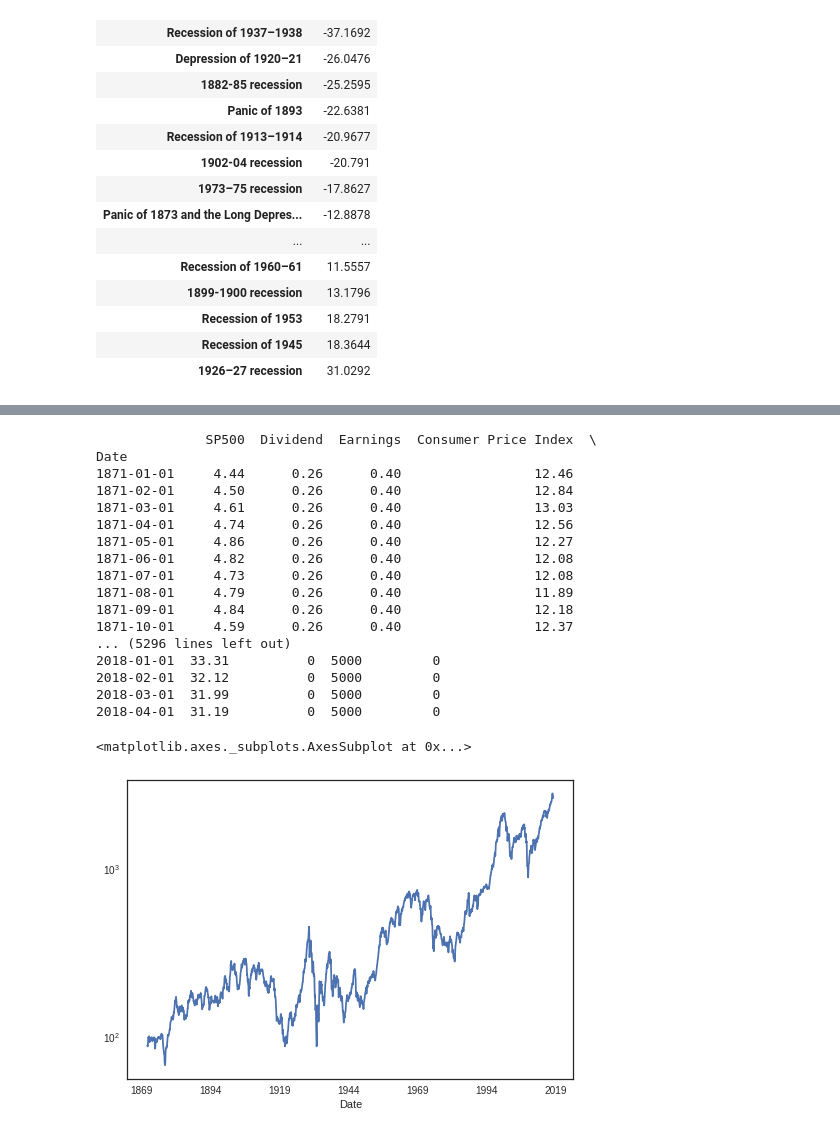
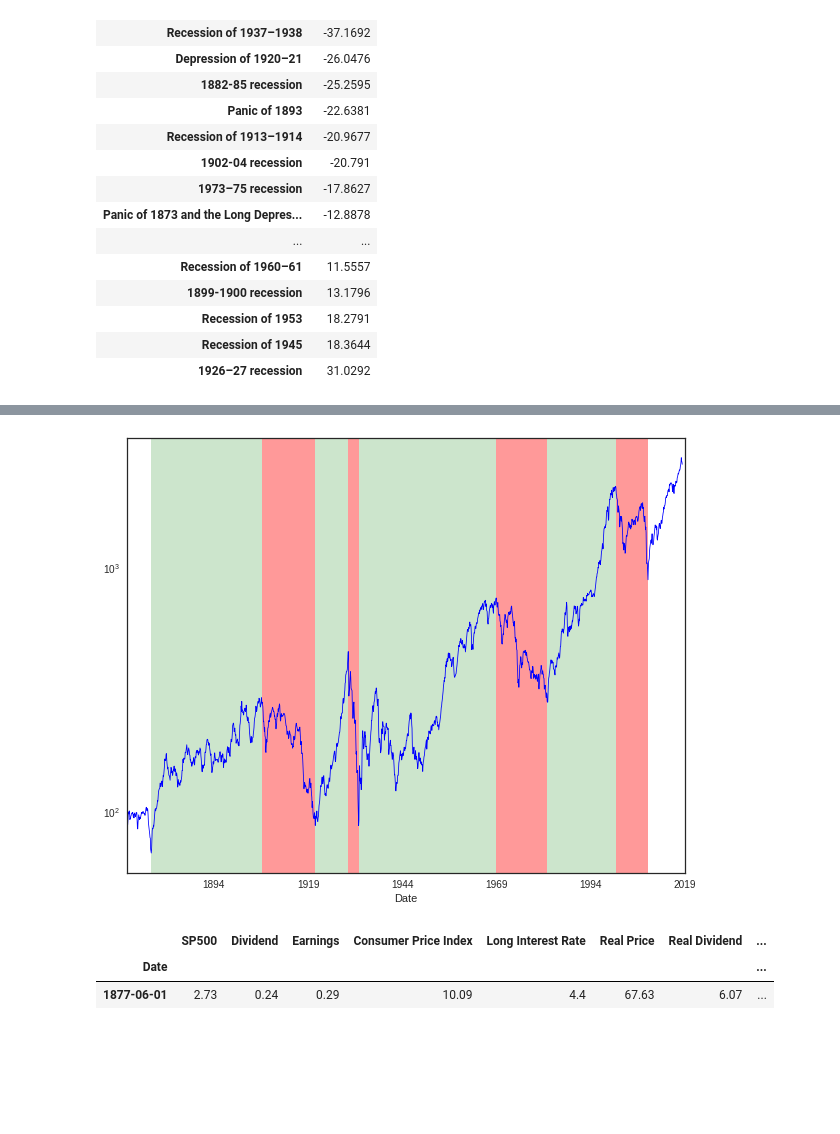
Before and after one commit to LambdaSchool/DS-Unit-1-Sprint-5-Data-Storytelling-Blog-Post, a Jupyter notebook: Data_Storytelling_Project.ipynb, the cells around one changed output, grey strips where cells are left out. Saved outputs shown, nothing was run; the diff lists cells and outputs as text; code cells hidden in the pictures; blank space fills up the shorter version.

```diff
--- a/Data_Storytelling_Project.ipynb
+++ b/Data_Storytelling_Project.ipynb
@@ -654,26 +650,58 @@ ax;
 # %%
+# Setting max rows option to dig into data
 pd.options.display.max_rows = 2000
-df
+#df
-# %% [output]
-              SP500  Dividend  Earnings  Consumer Price Index  \
-Date
-1871-01-01     4.44      0.26      0.40                 12.46
-1871-02-01     4.50      0.26      0.40                 12.84
-1871-03-01     4.61      0.26      0.40                 13.03
-1871-04-01     4.74      0.26      0.40                 12.56
-1871-05-01     4.86      0.26      0.40                 12.27
-1871-06-01     4.82      0.26      0.40                 12.08
-1871-07-01     4.73      0.26      0.40                 12.08
-1871-08-01     4.79      0.26      0.40                 11.89
-1871-09-01     4.84      0.26      0.40                 12.18
-1871-10-01     4.59      0.26      0.40                 12.37
-... (5296 lines left out)
-2018-01-01  33.31          0  5000         0
-2018-02-01  32.12          0  5000         0
-2018-03-01  31.99          0  5000         0
-2018-04-01  31.19          0  5000         0
-# %%
-df['Real Price'].plot(logy=True)
-# %% [output]
-<matplotlib.axes._subplots.AxesSubplot at 0x...>
-[figure, removed]
+# %%
+# Used the get_max_min function below to come up with these dates
+
+# Largest selloffs -- with inflation adjusted price
+
+selloff_start1, selloff_end1 = dt.datetime(1906, 9, 1), dt.datetime(1920, 12, 1)
+selloff_start2, selloff_end2 = dt.datetime(1929, 9, 1), dt.datetime(1932, 6, 1)
+selloff_start3, selloff_end3 = dt.datetime(1968, 12, 1), dt.datetime(1982, 7, 1)
+selloff_start4, selloff_end4 = dt.datetime(2000, 8, 1), dt.datetime(2009, 3, 1)
+
+# Largest 'booms' -- with inflation adjusted price
+
+boom_start1, boom_end1 = dt.datetime(1877, 6, 1), dt.datetime(1906, 9, 1)
+boom_start2, boom_end2 = dt.datetime(1920, 12, 1), dt.datetime(1929, 9, 1)
+boom_start3, boom_end3 = dt.datetime(1932, 6, 1), dt.datetime(1968, 12, 1)
+boom_start4, boom_end4 = dt.datetime(1982, 7, 1), dt.datetime(2000, 8, 1)
+# %%
+# Plotting uptrends and downtrends with above date ranges
+
+ax1 = df['Real Price'].plot.line(color='b', linewidth=.8, figsize=(10, 8), logy=True,
+                                 xlim=(dt.datetime(1871, 1, 1), dt.datetime(2019,1,1)))
+
+# Selloffs
+plt.axvspan(selloff_start1, selloff_end1, color='r', alpha=0.4, lw=0)
+plt.axvspan(selloff_start2, selloff_end2, color='r', alpha=0.4, lw=0)
+plt.axvspan(selloff_start3, selloff_end3, color='r', alpha=0.4, lw=0)
+plt.axvspan(selloff_start4, selloff_end4, color='r', alpha=0.4, lw=0)
+
+# Booms
+plt.axvspan(boom_start1, boom_end1, color='g', alpha=0.2, lw=0)
+plt.axvspan(boom_start2, boom_end2, color='g', alpha=0.2, lw=0)
+plt.axvspan(boom_start3, boom_end3, color='g', alpha=0.2, lw=0)
+plt.axvspan(boom_start4, boom_end4, color='g', alpha=0.2, lw=0);
+# %% [output]
+[figure, added]
+# %%
+# Creating function that gets max or min value in specified range, and the row
+def get_max_min(start, end, direction):
+
+  date_range = df[(df.index > start) & (df.index < end)]
+  if direction == 'min':
+    max_or_min_value = date_range['Real Price'].min()
+  elif direction == 'max':
+    max_or_min_value = date_range['Real Price'].max()
+  else:
+    print("Must enter 'min' or 'max'")
+
+  return df[df['Real Price'] == max_or_min_value]
+
+get_max_min(dt.datetime(1871, 8, 1), dt.datetime(1906, 9, 1), 'min')
+# %% [output]
+|  | SP500 | Dividend | Earnings | Consumer Price Index | Long Interest Rate | Real Price | Real Dividend | ... |
+| Date |  |  |  |  |  |  |  | ... |
+| 1877-06-01 | 2.73 | 0.24 | 0.29 | 10.09 | 4.4 | 67.63 | 6.07 | ... |
```
Also changed, not shown: parts of 30 cells of this notebook.
